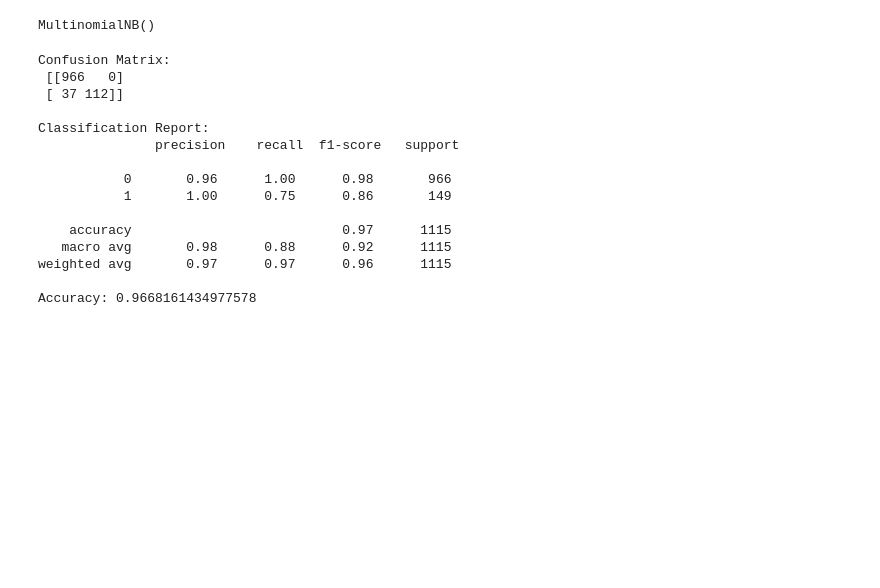
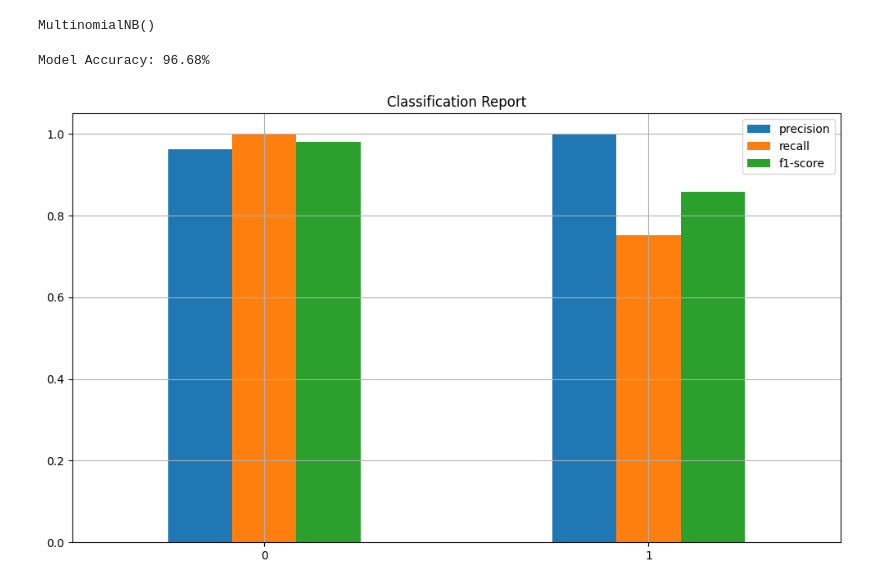
Before and after one commit to codedbyasim/Email-Spam-Detection-system, a Jupyter notebook: Email_Spam_Detection_system_using_Naive_Bayes.ipynb, the cells around one changed output. Saved outputs shown, nothing was run; the diff lists cells and outputs as text; code cells hidden in the pictures; blank space fills up the shorter version.

```diff
--- a/Email_Spam_Detection_system_using_Naive_Bayes.ipynb
+++ b/Email_Spam_Detection_system_using_Naive_Bayes.ipynb
@@ -62,24 +65,21 @@ MultinomialNB()
 # %%
 # Predict
 y_pred = model.predict(X_test_tfidf)
-# %%
-# 9. Evaluation
-print("Confusion Matrix:\n", confusion_matrix(y_test, y_pred))
-print("\nClassification Report:\n", classification_report(y_test, y_pred))
-print("Accuracy:", accuracy_score(y_test, y_pred))
-# %% [output]
-Confusion Matrix:
- [[966   0]
- [ 37 112]]
-
-Classification Report:
-               precision    recall  f1-score   support
-
-           0       0.96      1.00      0.98       966
-           1       1.00      0.75      0.86       149
-
-    accuracy                           0.97      1115
-   macro avg       0.98      0.88      0.92      1115
-weighted avg       0.97      0.97      0.96      1115
-
-Accuracy: 0.9668161434977578
+# %%
+accuracy = accuracy_score(y_test, y_pred) * 100
+print(f"Model Accuracy: {accuracy:.2f}%")
+# %% [output]
+Model Accuracy: 96.68%
+# %%
+
+filtered_report = report_df.drop(columns=['support'])
+
+filtered_report.iloc[:-3].plot(kind='bar', figsize=(10, 6))
+plt.title('Classification Report')
+plt.xticks(rotation=0)
+plt.grid(True)
+plt.legend(loc='upper right')
+plt.tight_layout()
+plt.show()
+# %% [output]
+[figure, added]
```
Also changed, not shown: parts of 5 cells of this notebook, 5 other files.
